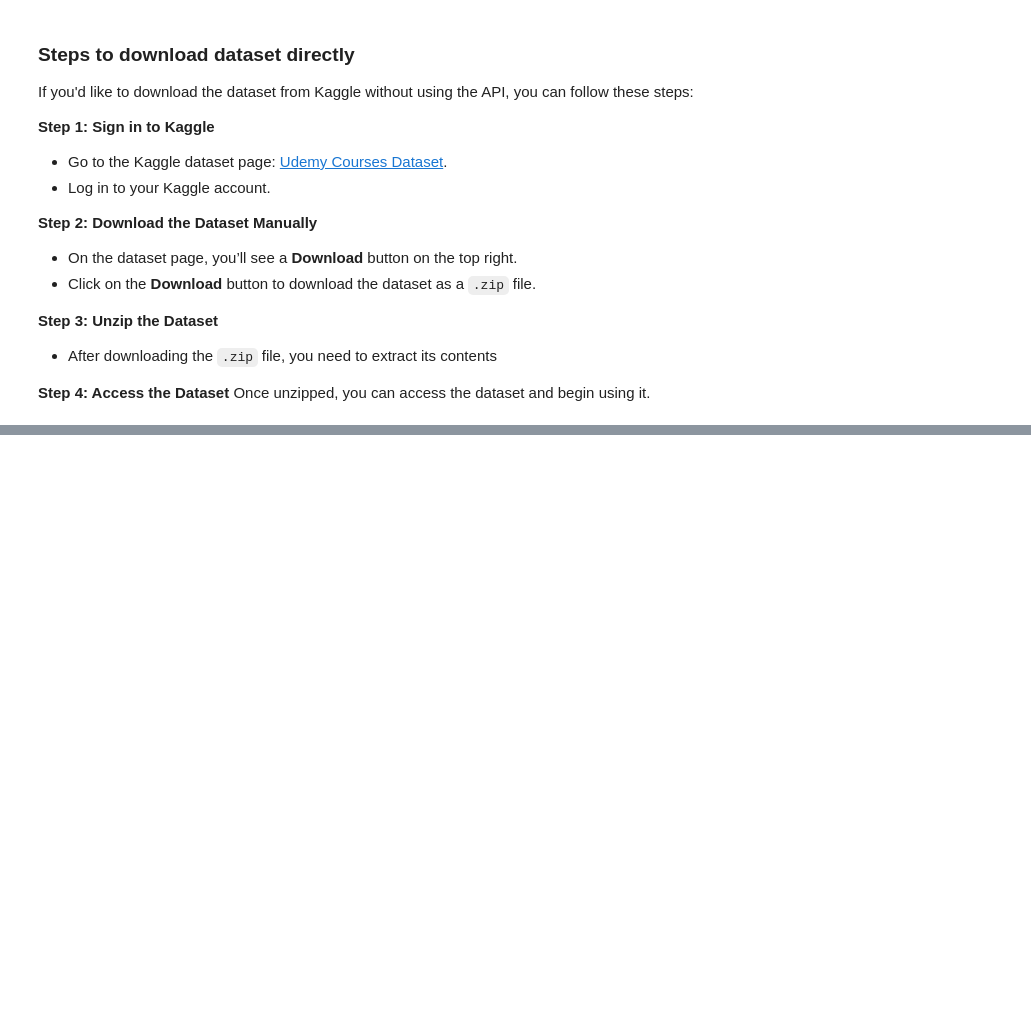
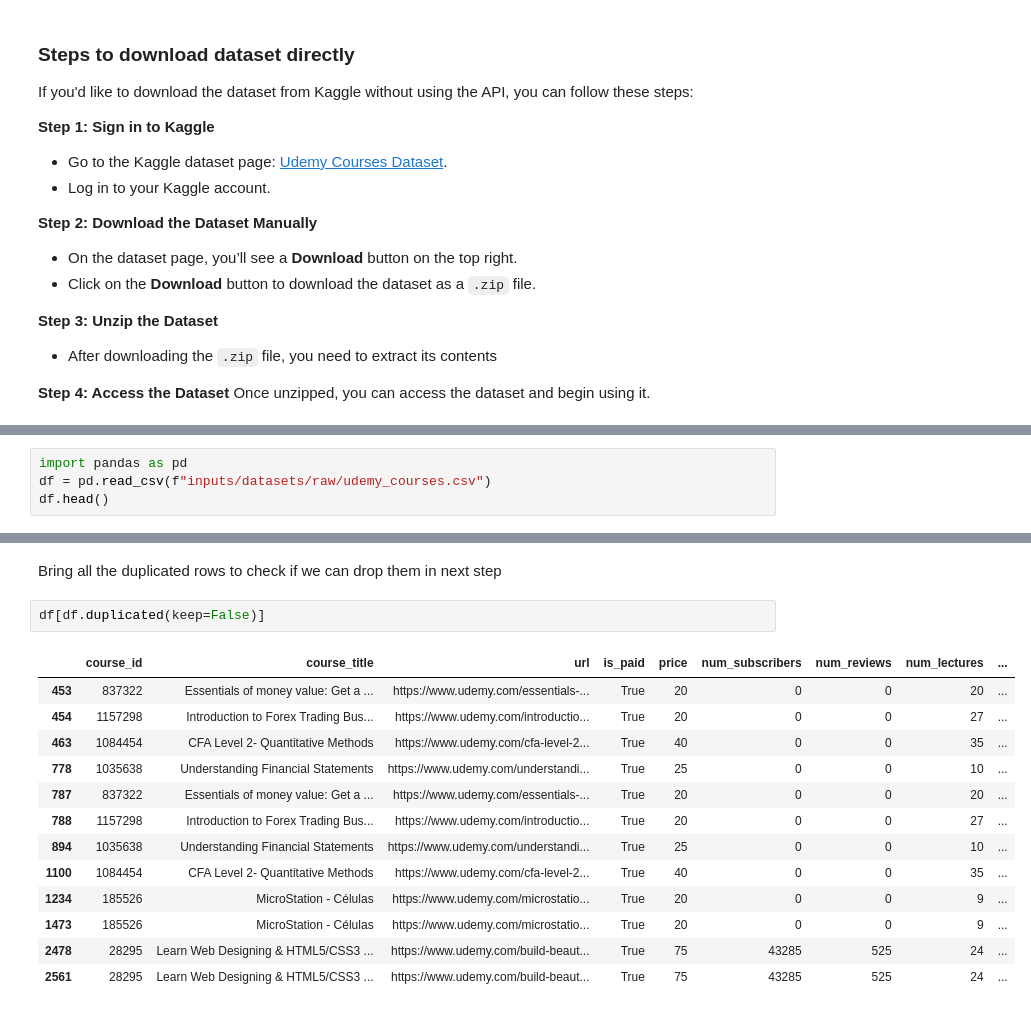
Before and after one commit to hirakhan95/course-cost-analyzer, a Jupyter notebook: jupyter_notebooks/1. DataCollection .ipynb, the cells around one changed output, grey strips where cells are left out. Drawn from its saved outputs; the diff is of its cells as text; blank space fills up the shorter version.

```diff
--- a/jupyter_notebooks/1. DataCollection .ipynb
+++ b/jupyter_notebooks/1. DataCollection .ipynb
@@ -117,0 +99,4 @@ df.head()
+# %%
+import pandas as pd
+df = pd.read_csv(f"inputs/datasets/raw/udemy_courses.csv")
+df.head()
@@ -117,0 +164,18 @@ df.head()
+# %% [markdown]
+Bring all the duplicated rows to check if we can drop them in next step
+# %%
+df[df.duplicated(keep=False)]
+# %% [output]
+|  | course_id | course_title | url | is_paid | price | num_subscribers | num_reviews | num_lectures | ... |
+| 453 | 837322 | Essentials of money value: Get a ... | https://www.udemy.com/essentials-... | True | 20 | 0 | 0 | 20 | ... |
+| 454 | 1157298 | Introduction to Forex Trading Bus... | https://www.udemy.com/introductio... | True | 20 | 0 | 0 | 27 | ... |
+| 463 | 1084454 | CFA Level 2- Quantitative Methods | https://www.udemy.com/cfa-level-2... | True | 40 | 0 | 0 | 35 | ... |
+| 778 | 1035638 | Understanding Financial Statements | https://www.udemy.com/understandi... | True | 25 | 0 | 0 | 10 | ... |
+| 787 | 837322 | Essentials of money value: Get a ... | https://www.udemy.com/essentials-... | True | 20 | 0 | 0 | 20 | ... |
+| 788 | 1157298 | Introduction to Forex Trading Bus... | https://www.udemy.com/introductio... | True | 20 | 0 | 0 | 27 | ... |
+| 894 | 1035638 | Understanding Financial Statements | https://www.udemy.com/understandi... | True | 25 | 0 | 0 | 10 | ... |
+| 1100 | 1084454 | CFA Level 2- Quantitative Methods | https://www.udemy.com/cfa-level-2... | True | 40 | 0 | 0 | 35 | ... |
+| 1234 | 185526 | MicroStation - Células | https://www.udemy.com/microstatio... | True | 20 | 0 | 0 | 9 | ... |
+| 1473 | 185526 | MicroStation - Células | https://www.udemy.com/microstatio... | True | 20 | 0 | 0 | 9 | ... |
+| 2478 | 28295 | Learn Web Designing & HTML5/CSS3 ... | https://www.udemy.com/build-beaut... | True | 75 | 43285 | 525 | 24 | ... |
+| 2561 | 28295 | Learn Web Designing & HTML5/CSS3 ... | https://www.udemy.com/build-beaut... | True | 75 | 43285 | 525 | 24 | ... |
```
Also changed, not shown: parts of 20 cells of this notebook.
